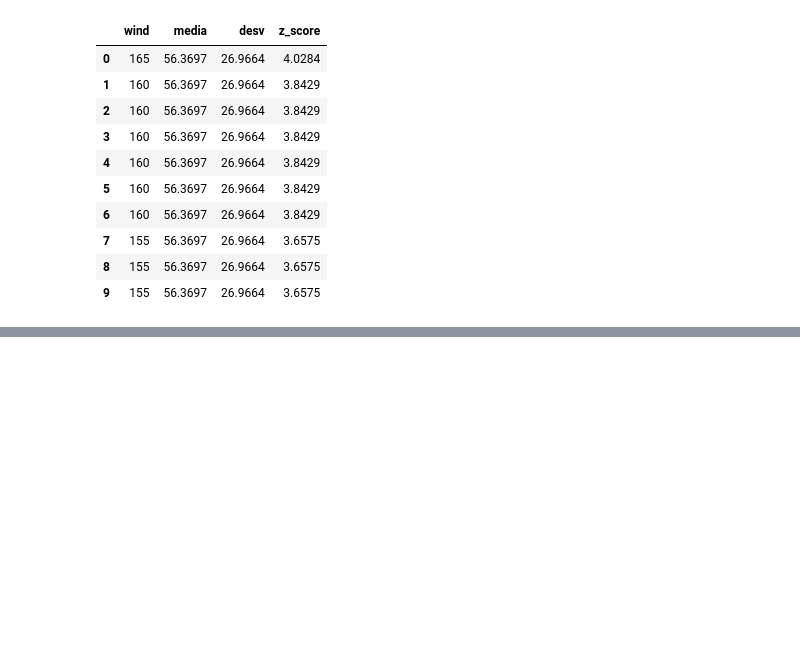
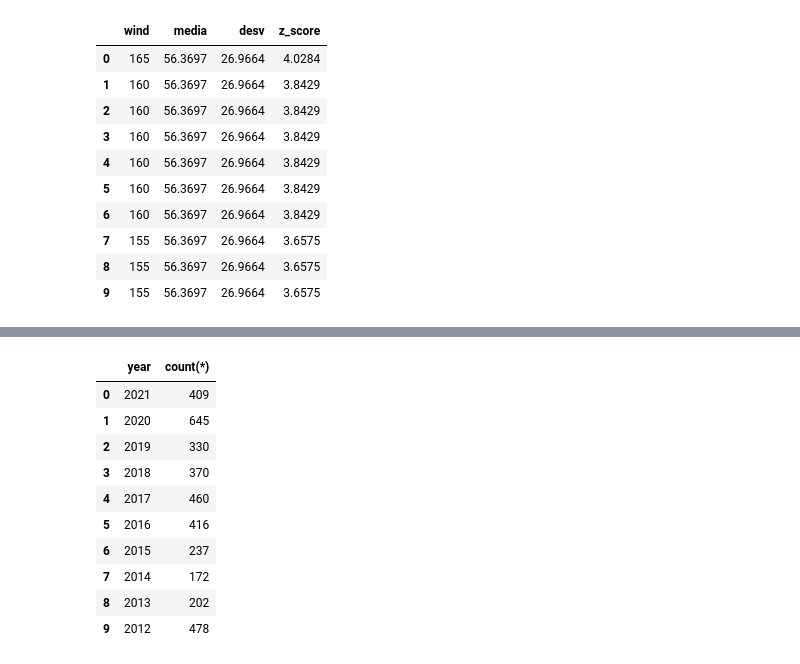
Before and after one commit to user14721068/SQL, a Jupyter notebook: 6.-Detección de Anomalías.ipynb, the cells around one changed output, grey strips where cells are left out. Saved outputs shown, nothing was run; the diff lists cells and outputs as text; code cells hidden in the pictures; blank space fills up the shorter version.

```diff
--- a/6.-Detección de Anomalías.ipynb
+++ b/6.-Detección de Anomalías.ipynb
@@ -359,0 +466,28 @@ df.head(10)
+# %%
+# Anomalia de frecuencias
+
+query = r"""
+select
+    year,
+    count(*)
+from
+    anomalias.storms
+group by
+    1
+order by
+    1 desc;
+"""
+df = pd.read_sql(text(query),engine)
+df.head(10)
+# %% [output]
+|  | year | count(*) |
+| 0 | 2021 | 409 |
+| 1 | 2020 | 645 |
+| 2 | 2019 | 330 |
+| 3 | 2018 | 370 |
+| 4 | 2017 | 460 |
+| 5 | 2016 | 416 |
+| 6 | 2015 | 237 |
+| 7 | 2014 | 172 |
+| 8 | 2013 | 202 |
+| 9 | 2012 | 478 |
```
Also changed, not shown: parts of 16 cells of this notebook, 1 other file.
